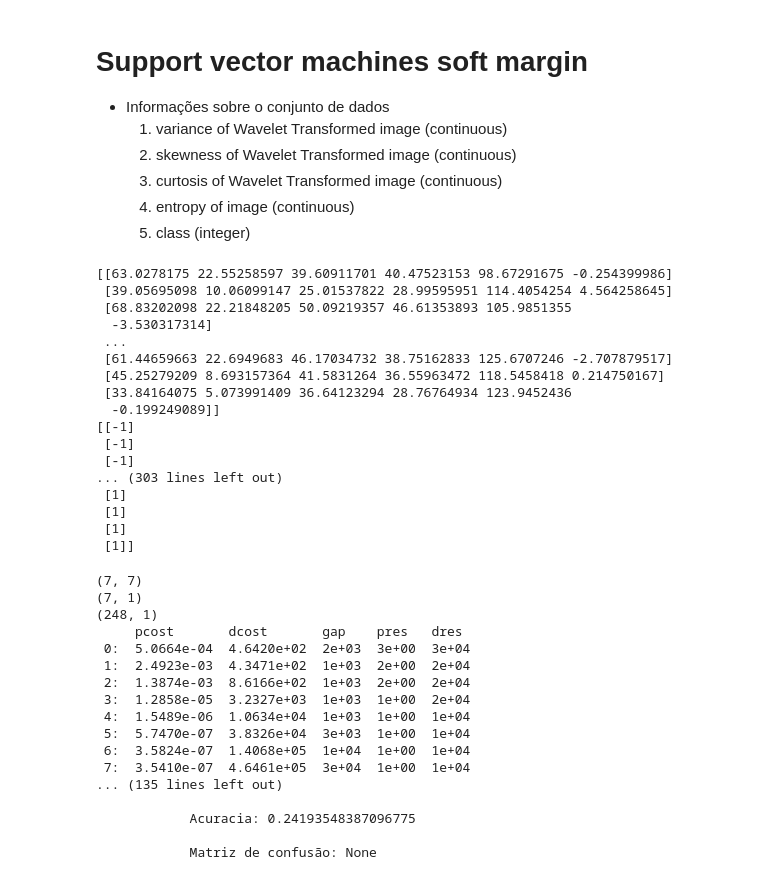
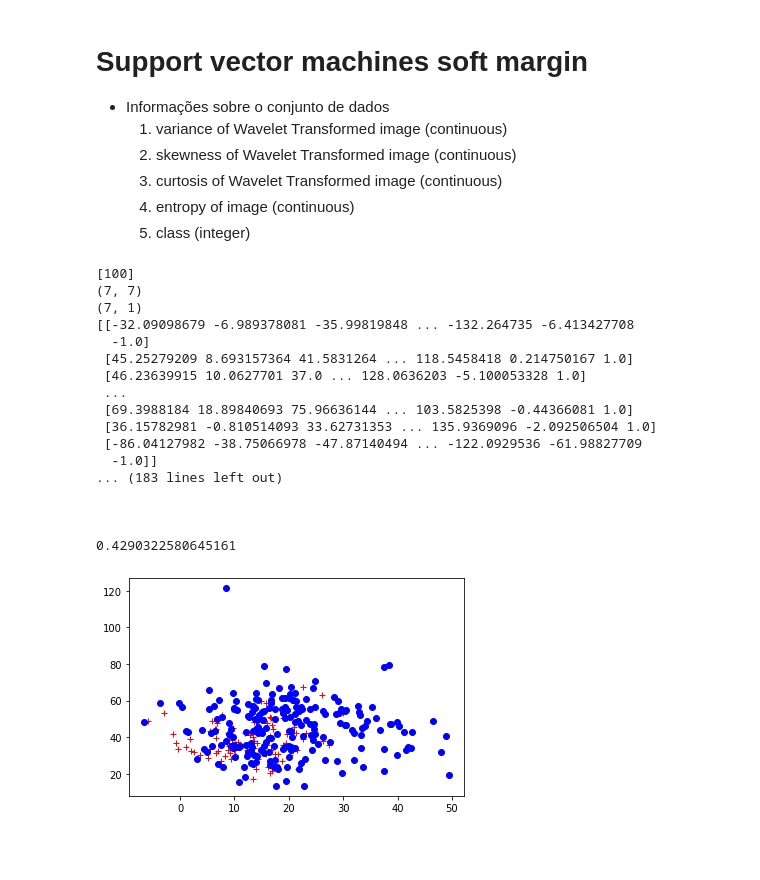
Before and after one commit to davi1400/Reconhecimento-de-Padroes, a Jupyter notebook: src/Notebooks/svm soft margin.ipynb, the cells around one changed output. Drawn from its saved outputs; the diff is of its cells as text; code cells hidden in the pictures; blank space fills up the shorter version.

```diff
--- a/src/Notebooks/svm soft margin.ipynb
+++ b/src/Notebooks/svm soft margin.ipynb
@@ -141,53 +142,49 @@ Y[indices] = -1
 indices = where(Y == b'Normal')
 Y[indices] = 1
 
-print(X)
-print(Y)
+# print(X)
+# print(Y)
-# %% [output]
-[[63.0278175 22.55258597 39.60911701 40.47523153 98.67291675 -0.254399986]
- [39.05695098 10.06099147 25.01537822 28.99595951 114.4054254 4.564258645]
- [68.83202098 22.21848205 50.09219357 46.61353893 105.9851355
-  -3.530317314]
- ...
- [61.44659663 22.6949683 46.17034732 38.75162833 125.6707246 -2.707879517]
- [45.25279209 8.693157364 41.5831264 36.55963472 118.5458418 0.214750167]
- [33.84164075 5.073991409 36.64123294 28.76764934 123.9452436
-  -0.199249089]]
-[[-1]
- [-1]
- [-1]
-... (303 lines left out)
- [1]
- [1]
- [1]
- [1]]
 # %%
+acc = []
+pos = X[where(Y == 1)[0]]
+neg = X[where(Y == -1)[0]]
+
+print(sum(Y==1))
+plt.plot(pos[:, 1], pos[:, 3], 'r+')
+plt.plot(neg[:, 1], neg[:, 3], 'bo')
+plt.show()
+
+
 for realization in range(5):
     x_train, x_test, y_train, y_test = train_test_split(X, Y, test_size=test_size)
 
     weights = train(x_train, y_train)
     # print(weights)
     if weights is None:
         print("ERROR")
         continue
     accuracy = test(weights, x_test, y_test)
+    acc.append(accuracy)
 
     print(string.RUN.format(realization, None, accuracy, None))
+
+print(mean(acc))
 # %% [output]
+[100]
 (7, 7)
 (7, 1)
-(248, 1)
-     pcost       dcost       gap    pres   dres
- 0:  5.0664e-04  4.6420e+02  2e+03  3e+00  3e+04
- 1:  2.4923e-03  4.3471e+02  1e+03  2e+00  2e+04
- 2:  1.3874e-03  8.6166e+02  1e+03  2e+00  2e+04
- 3:  1.2858e-05  3.2327e+03  1e+03  1e+00  2e+04
- 4:  1.5489e-06  1.0634e+04  1e+03  1e+00  1e+04
- 5:  5.7470e-07  3.8326e+04  3e+03  1e+00  1e+04
- 6:  3.5824e-07  1.4068e+05  1e+04  1e+00  1e+04
- 7:  3.5410e-07  4.6461e+05  3e+04  1e+00  1e+04
-... (135 lines left out)
+[[-32.09098679 -6.989378081 -35.99819848 ... -132.264735 -6.413427708
+  -1.0]
+ [45.25279209 8.693157364 41.5831264 ... 118.5458418 0.214750167 1.0]
+ [46.23639915 10.0627701 37.0 ... 128.0636203 -5.100053328 1.0]
+ ...
+ [69.3988184 18.89840693 75.96636144 ... 103.5825398 -0.44366081 1.0]
+ [36.15782981 -0.810514093 33.62731353 ... 135.9369096 -2.092506504 1.0]
+ [-86.04127982 -38.75066978 -47.87140494 ... -122.0929536 -61.98827709
+  -1.0]]
+... (183 lines left out)
 
-            Acuracia: 0.24193548387096775
 
-            Matriz de confusão: None
+
+0.4290322580645161
+[figure, added]
```
Also changed, not shown: parts of 2 cells of this notebook, 3 other files.
